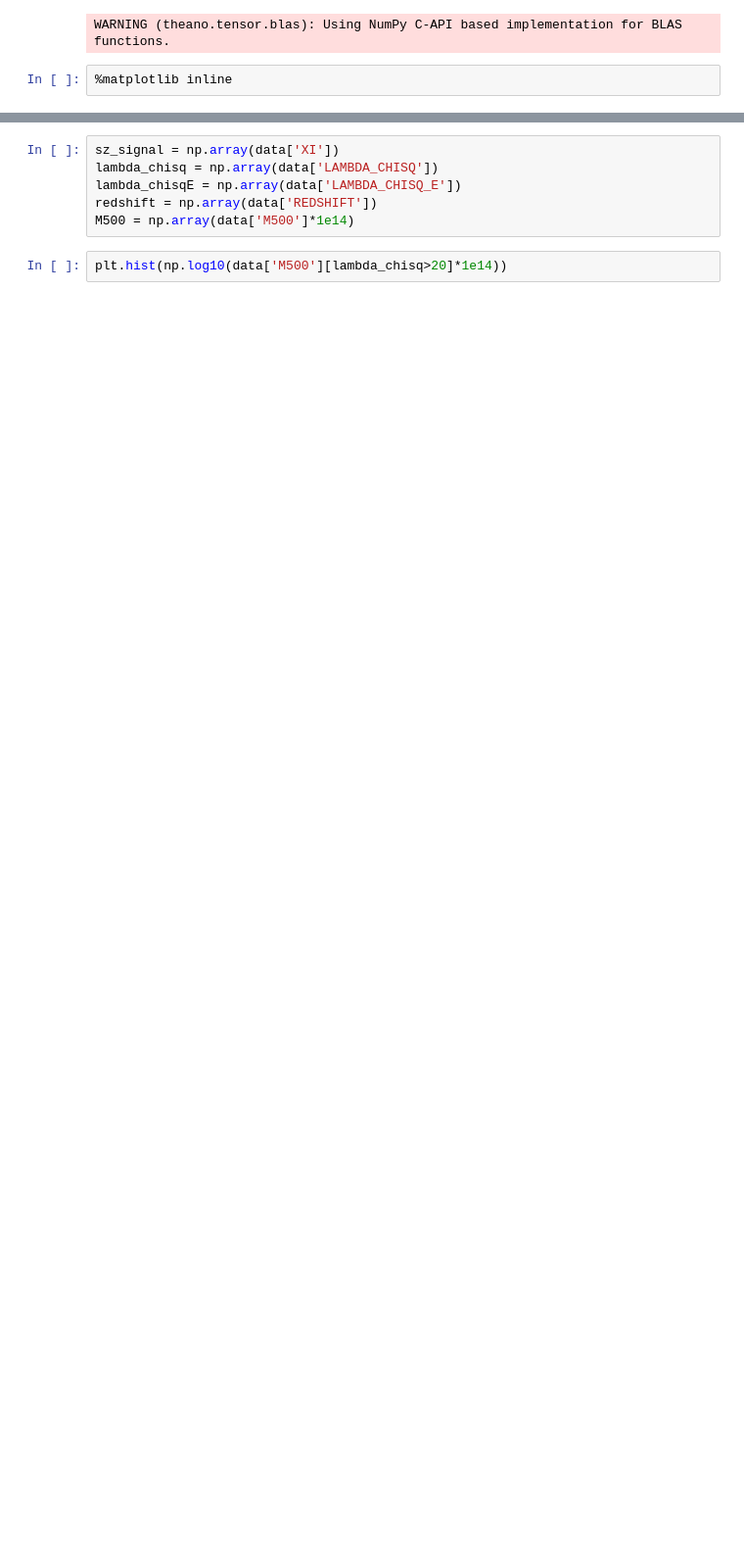
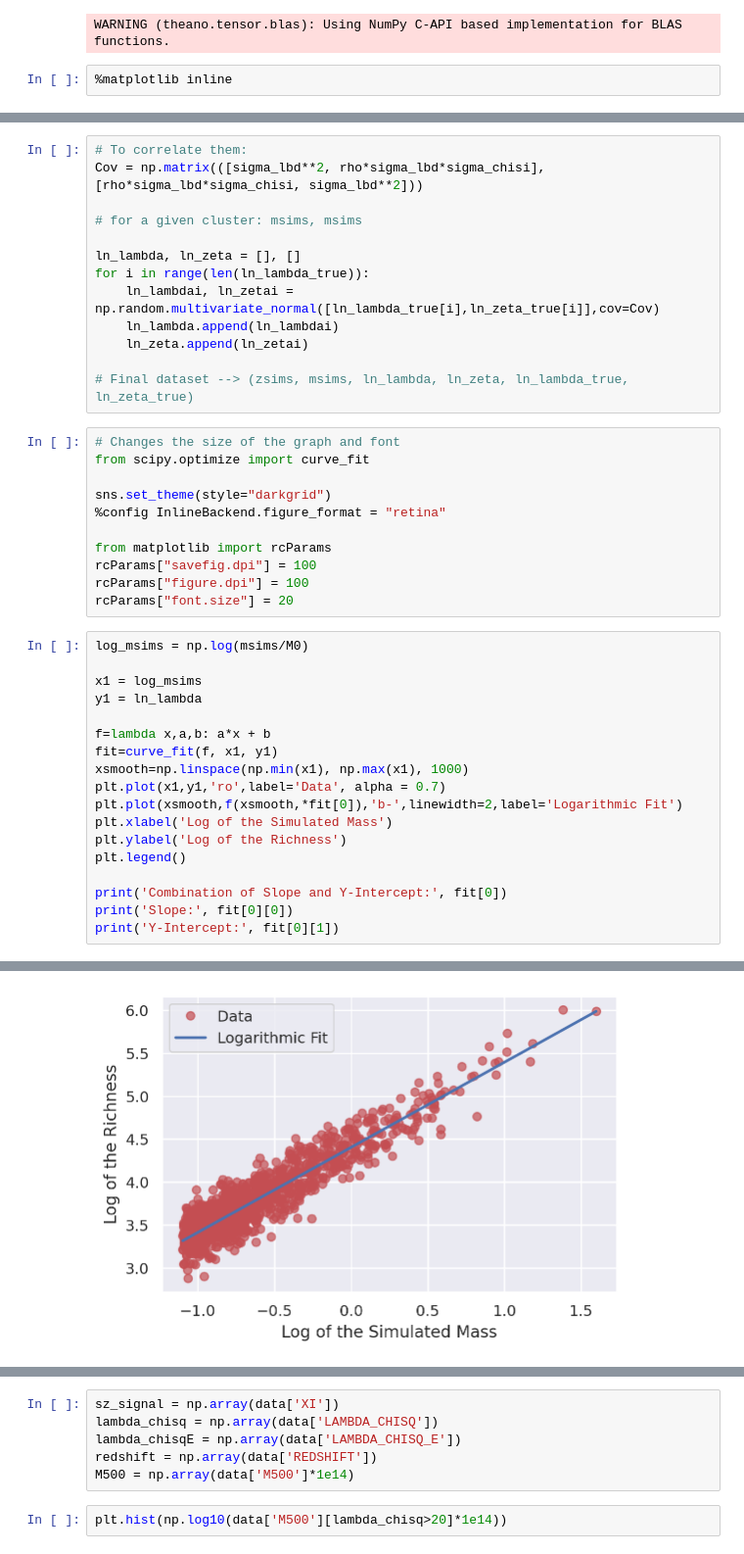
Before and after one commit to allenpinjic/mustar-project, a Jupyter notebook: notebook/SPT_Model_Test.ipynb, the cells around one changed output, grey strips where cells are left out. Shown at 98% size. Saved outputs shown, nothing was run; the diff lists cells and outputs as text; blank space fills up the shorter version.

Commit message:
Created fake mass and redshift samples to implement in tandem with graph exercises

```diff
--- a/notebook/SPT_Model_Test.ipynb
+++ b/notebook/SPT_Model_Test.ipynb
@@ -29,0 +86,43 @@ WARNING (theano.tensor.blas): Using NumPy C-API based implementation for BLAS fu
+# %%
+# To correlate them:
+Cov = np.matrix(([sigma_lbd**2, rho*sigma_lbd*sigma_chisi], [rho*sigma_lbd*sigma_chisi, sigma_lbd**2]))
+
+# for a given cluster: msims, msims
+
+ln_lambda, ln_zeta = [], []
+for i in range(len(ln_lambda_true)):
+    ln_lambdai, ln_zetai = np.random.multivariate_normal([ln_lambda_true[i],ln_zeta_true[i]],cov=Cov)
+    ln_lambda.append(ln_lambdai)
+    ln_zeta.append(ln_zetai)
+
+# Final dataset --> (zsims, msims, ln_lambda, ln_zeta, ln_lambda_true, ln_zeta_true)
+# %%
+# Changes the size of the graph and font
+from scipy.optimize import curve_fit
+
+sns.set_theme(style="darkgrid")
+%config InlineBackend.figure_format = "retina"
+
+from matplotlib import rcParams
+rcParams["savefig.dpi"] = 100
+rcParams["figure.dpi"] = 100
+rcParams["font.size"] = 20
+# %%
+log_msims = np.log(msims/M0)
+
+x1 = log_msims
+y1 = ln_lambda
+
+f=lambda x,a,b: a*x + b
+fit=curve_fit(f, x1, y1)
+xsmooth=np.linspace(np.min(x1), np.max(x1), 1000)
+plt.plot(x1,y1,'ro',label='Data', alpha = 0.7)
+plt.plot(xsmooth,f(xsmooth,*fit[0]),'b-',linewidth=2,label='Logarithmic Fit')
+plt.xlabel('Log of the Simulated Mass')
+plt.ylabel('Log of the Richness')
+plt.legend()
+
+print('Combination of Slope and Y-Intercept:', fit[0])
+print('Slope:', fit[0][0])
+print('Y-Intercept:', fit[0][1])
+# %% [output]
@@ -29,0 +132 @@ WARNING (theano.tensor.blas): Using NumPy C-API based implementation for BLAS fu
+[figure, added]
```
Also changed, not shown: parts of 19 cells of this notebook.
